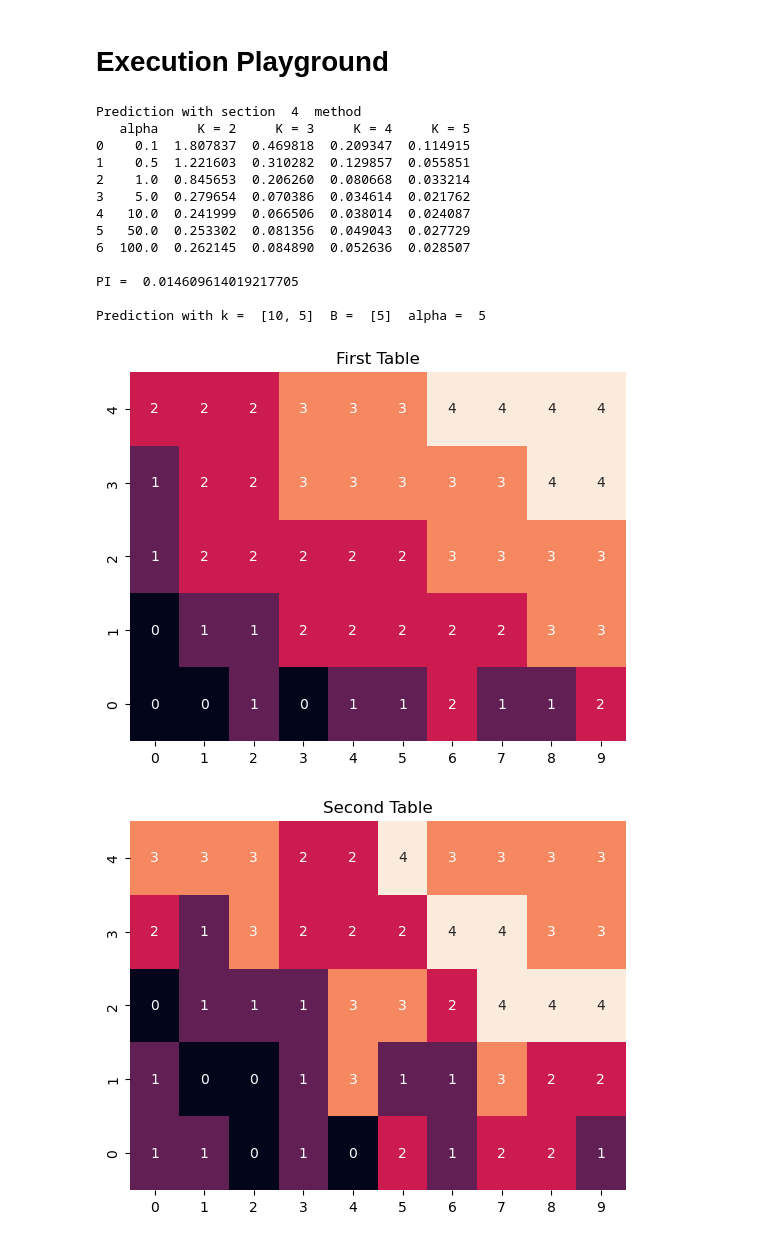
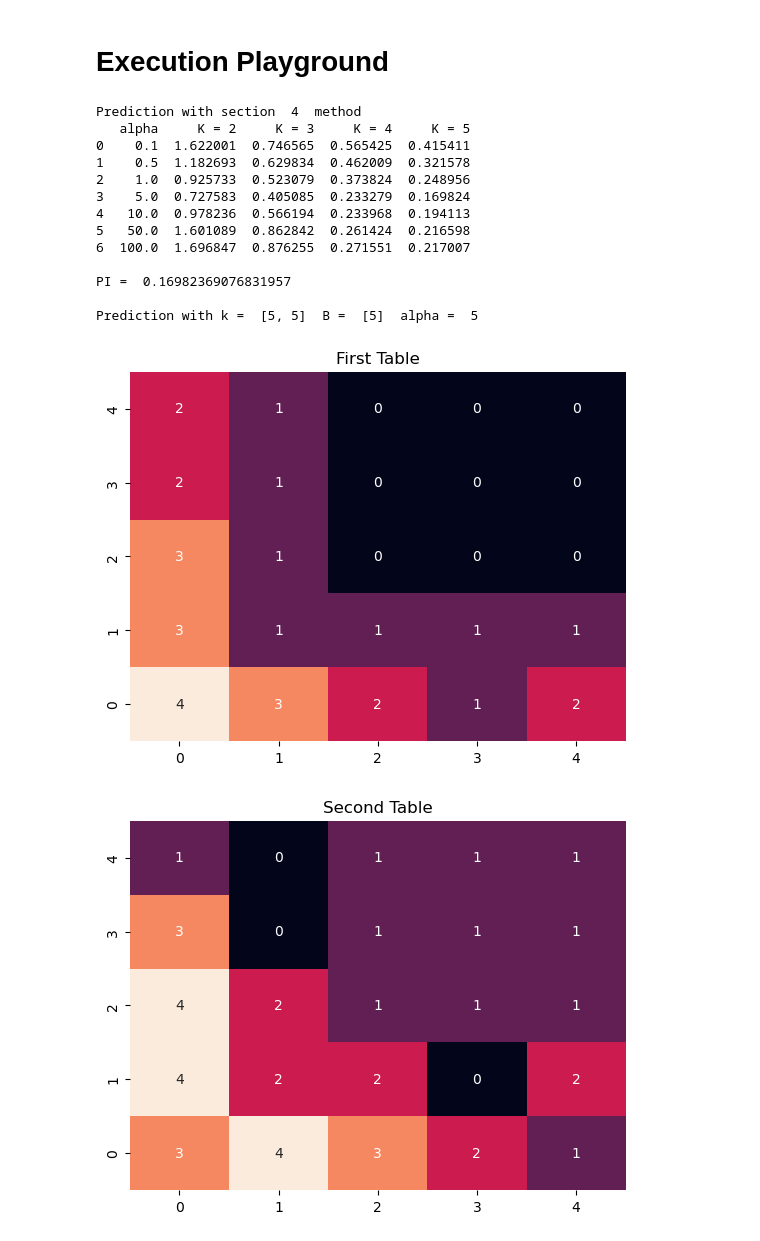
Before and after one commit to martigelabert/fuzzy-socks, a Jupyter notebook: submit.ipynb, the cells around one changed output. Saved outputs shown, nothing was run; the diff lists cells and outputs as text; code cells hidden in the pictures.

```diff
--- a/submit.ipynb
+++ b/submit.ipynb
@@ -161,7 +162,6 @@ def Wj1_jn(dc,k:np.ndarray, alpha=1):
 
 # Now we need to compute bj1..jn, we will get a vector with the number of combinations
 # posible
-# Fuck x2
 def bj1_jn(w, y_real):
   output = []
   n_samples=len(w)
@@ -173,9 +173,9 @@ def bj1_jn(w, y_real):
       denominator.append(w[i][j])
     numerator=np.array(numerator)
     denominator=np.array(denominator)
-    a = np.sum(numerator)/np.sum(denominator)
+    b_calculation = np.sum(numerator)/np.sum(denominator)
 
-    output.append(a)
+    output.append(b_calculation)
   return output
 
 #y(x_p)
@@ -349,6 +349,26 @@ def view_matrix(data, title):
     #plt.savefig("visualize_numpy_array_03.png", bbox_inches='tight', dpi=100, )
 
     plt.show()
+
+def surface_plot(mat):
+
+    xsize, ysize = mat.shape
+    x = np.arange(0, ysize, 1)
+    y = np.arange(0, xsize, 1)
+
+    xs, ys = np.meshgrid(x, y)
+    z1 = mat
+
+    fig = plt.figure(figsize =(14, 9))
+    ax = plt.axes(projection ='3d')
+    ax.set_xlabel('x1')
+    ax.set_ylabel('x2')
+    ax.set_zlabel('z')
+
+    my_cmap = plt.get_cmap('hot')
+    ax.plot_surface(xs, ys, z1,color="blue", cmap = my_cmap)
+    plt.tight_layout
+    plt.show()
 # %% [markdown]
 # Execution Playground
 # %%
@@ -376,8 +396,6 @@ def equation25():
     data_scaled,_ = normalize_data(arr)
     x, y = splitLastColumn(data_scaled)
     return x,y
-
-
 # You can change wathever you want from the file
 def loadDataset():
     """Loads the dataset of fuzzy socks"""
@@ -393,44 +411,48 @@ def loadDataset():
 
     ####
     x, y = splitLastColumn(data_scaled)
     ####
 
     return x,y
 
 
-#x,y = equation25()
-x,y = loadDataset()
+x,y = equation25()
+#x,y = loadDataset()
 
 # Modify k_1 and K_2 K=[K_1,K_2]
+# Modify B
 
-K = [10,5]
+K = [5,5]
 B = [5]
 alpha = 5
 
 print(execute_test(x,y), "\n")
 
 predictions, first, second, bs = simple_predictionV2(x,y,K,B, alpha = alpha)
 
 print("\nPrediction with k = ",K," B = ", B, " alpha = ", alpha)
 
 view_matrix(first, "First Table")
 
 view_matrix(second, "Second Table")
 
 view_matrix(bs, "b output Table")
+
+
+surface_plot(bs)
 # %% [output]
 Prediction with section  4  method
    alpha     K = 2     K = 3     K = 4     K = 5
-0    0.1  1.807837  0.469818  0.209347  0.114915
-1    0.5  1.221603  0.310282  0.129857  0.055851
-2    1.0  0.845653  0.206260  0.080668  0.033214
-3    5.0  0.279654  0.070386  0.034614  0.021762
-4   10.0  0.241999  0.066506  0.038014  0.024087
-5   50.0  0.253302  0.081356  0.049043  0.027729
-6  100.0  0.262145  0.084890  0.052636  0.028507
+0    0.1  1.622001  0.746565  0.565425  0.415411
+1    0.5  1.182693  0.629834  0.462009  0.321578
+2    1.0  0.925733  0.523079  0.373824  0.248956
+3    5.0  0.727583  0.405085  0.233279  0.169824
+4   10.0  0.978236  0.566194  0.233968  0.194113
+5   50.0  1.601089  0.862842  0.261424  0.216598
+6  100.0  1.696847  0.876255  0.271551  0.217007
 
-PI =  0.014609614019217705
+PI =  0.16982369076831957
 
-Prediction with k =  [10, 5]  B =  [5]  alpha =  5
+Prediction with k =  [5, 5]  B =  [5]  alpha =  5
-[figure, old version]
+[figure, new version]
-[figure, old version]
+[figure, new version]
```
Also changed, not shown: parts of 2 cells of this notebook, 3 other files.
